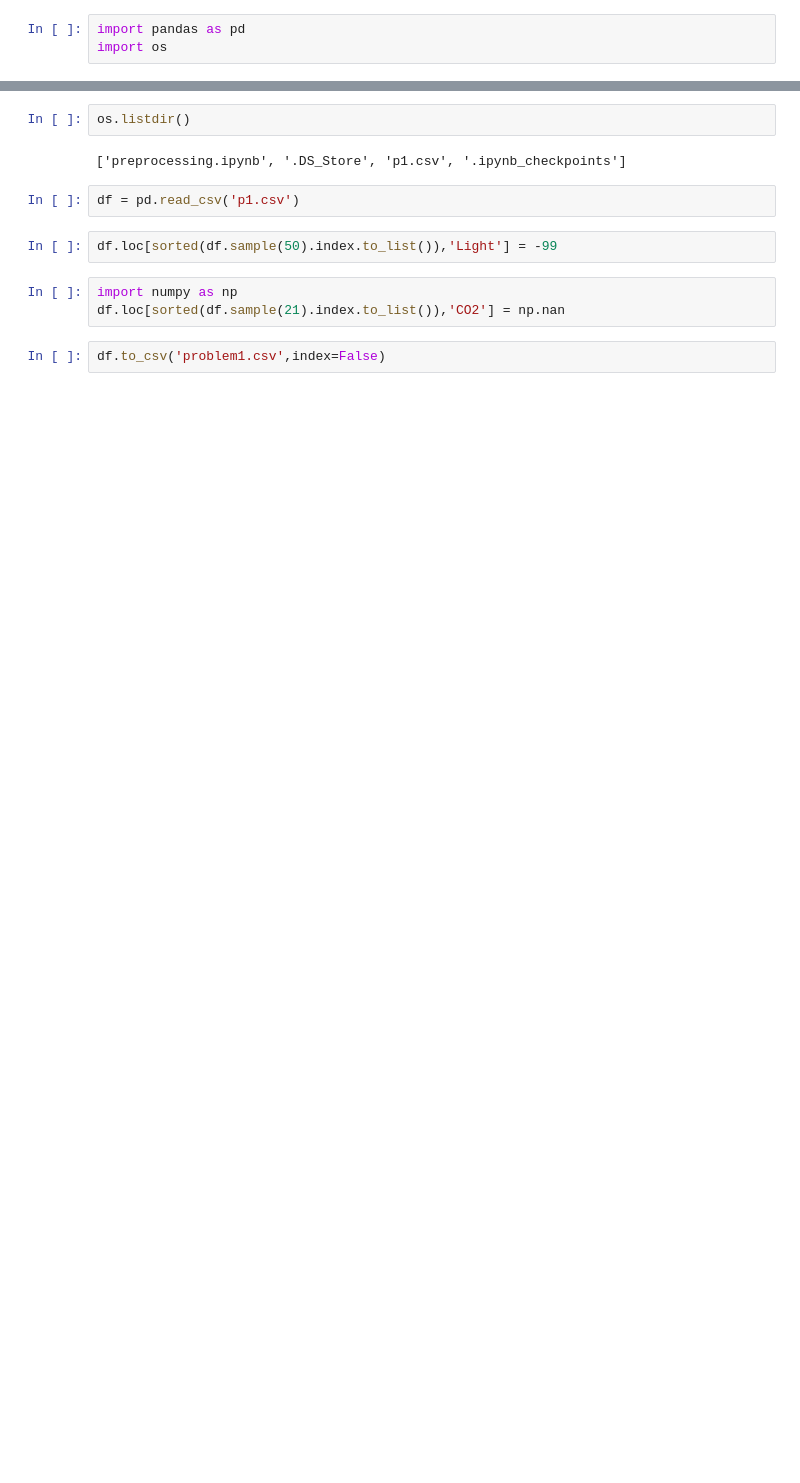
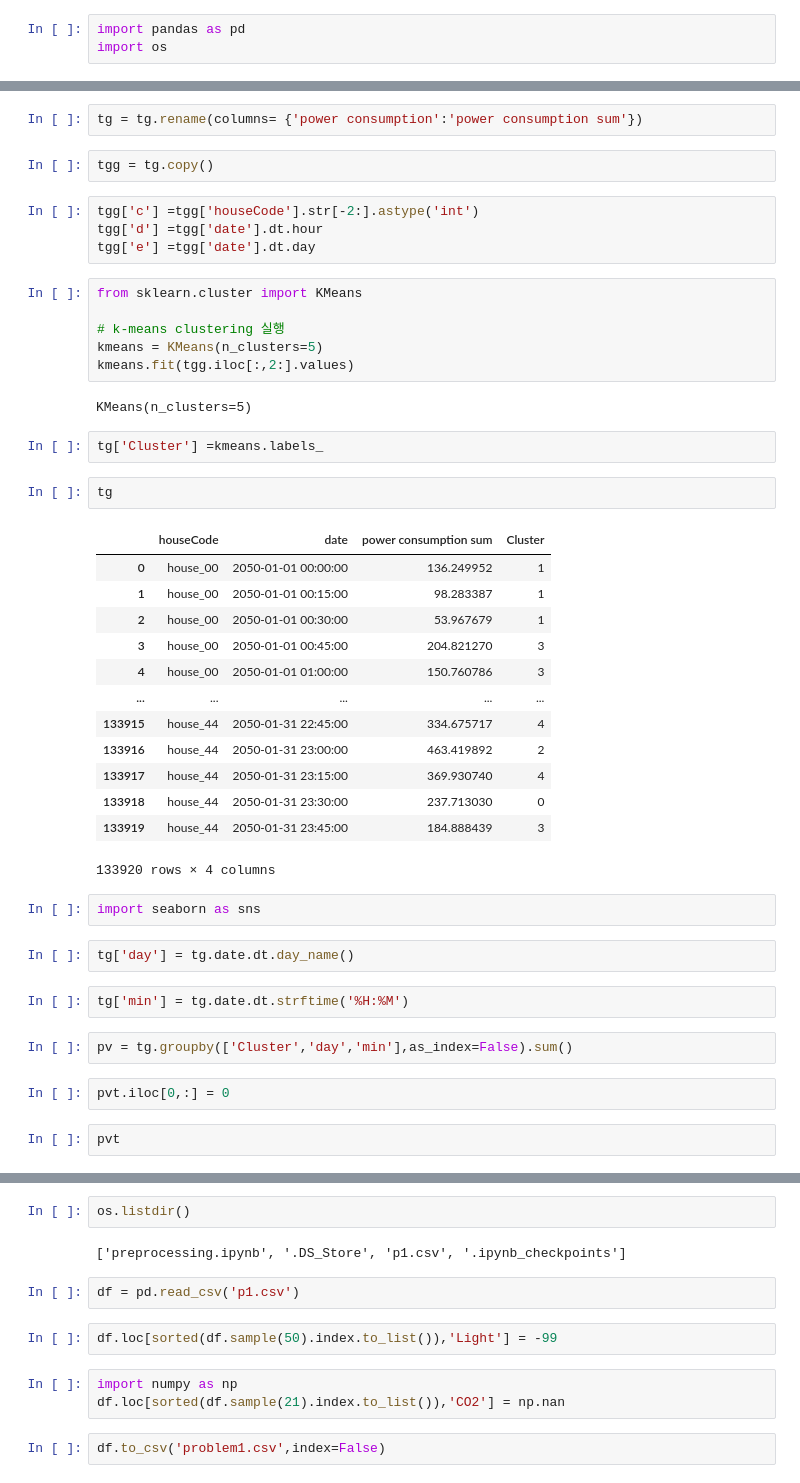
Before and after one commit to Datamanim/datarepo, a Jupyter notebook: adp/preprocessing.ipynb, the cells around one changed output, grey strips where cells are left out. Drawn from its saved outputs; the diff is of its cells as text; blank space fills up the shorter version.

```diff
--- a/adp/preprocessing.ipynb
+++ b/adp/preprocessing.ipynb
@@ -34,0 +43,46 @@ pd.concat(z).to_csv('problem2.csv',index=False)
+# %%
+tg = tg.rename(columns= {'power consumption':'power consumption sum'})
+# %%
+tgg = tg.copy()
+# %%
+tgg['c'] =tgg['houseCode'].str[-2:].astype('int')
+tgg['d'] =tgg['date'].dt.hour
+tgg['e'] =tgg['date'].dt.day
+# %%
+from sklearn.cluster import KMeans
+
+# k-means clustering 실행
+kmeans = KMeans(n_clusters=5)
+kmeans.fit(tgg.iloc[:,2:].values)
+# %% [output]
+KMeans(n_clusters=5)
+# %%
+tg['Cluster'] =kmeans.labels_
+# %%
+tg
+# %% [output]
+|  | houseCode | date | power consumption sum | Cluster |
+| 0 | house_00 | 2050-01-01 00:00:00 | 136.249952 | 1 |
+| 1 | house_00 | 2050-01-01 00:15:00 | 98.283387 | 1 |
+| 2 | house_00 | 2050-01-01 00:30:00 | 53.967679 | 1 |
+| 3 | house_00 | 2050-01-01 00:45:00 | 204.821270 | 3 |
+| 4 | house_00 | 2050-01-01 01:00:00 | 150.760786 | 3 |
+| ... | ... | ... | ... | ... |
+| 133915 | house_44 | 2050-01-31 22:45:00 | 334.675717 | 4 |
+| 133916 | house_44 | 2050-01-31 23:00:00 | 463.419892 | 2 |
+| 133917 | house_44 | 2050-01-31 23:15:00 | 369.930740 | 4 |
+| 133918 | house_44 | 2050-01-31 23:30:00 | 237.713030 | 0 |
+| 133919 | house_44 | 2050-01-31 23:45:00 | 184.888439 | 3 |
+133920 rows × 4 columns
+# %%
+import seaborn as sns
+# %%
+tg['day'] = tg.date.dt.day_name()
+# %%
+tg['min'] = tg.date.dt.strftime('%H:%M')
+# %%
+pv = tg.groupby(['Cluster','day','min'],as_index=False).sum()
+# %%
+pvt.iloc[0,:] = 0
+# %%
+pvt
```
Also changed, not shown: parts of 29 cells of this notebook, 3 other files.
